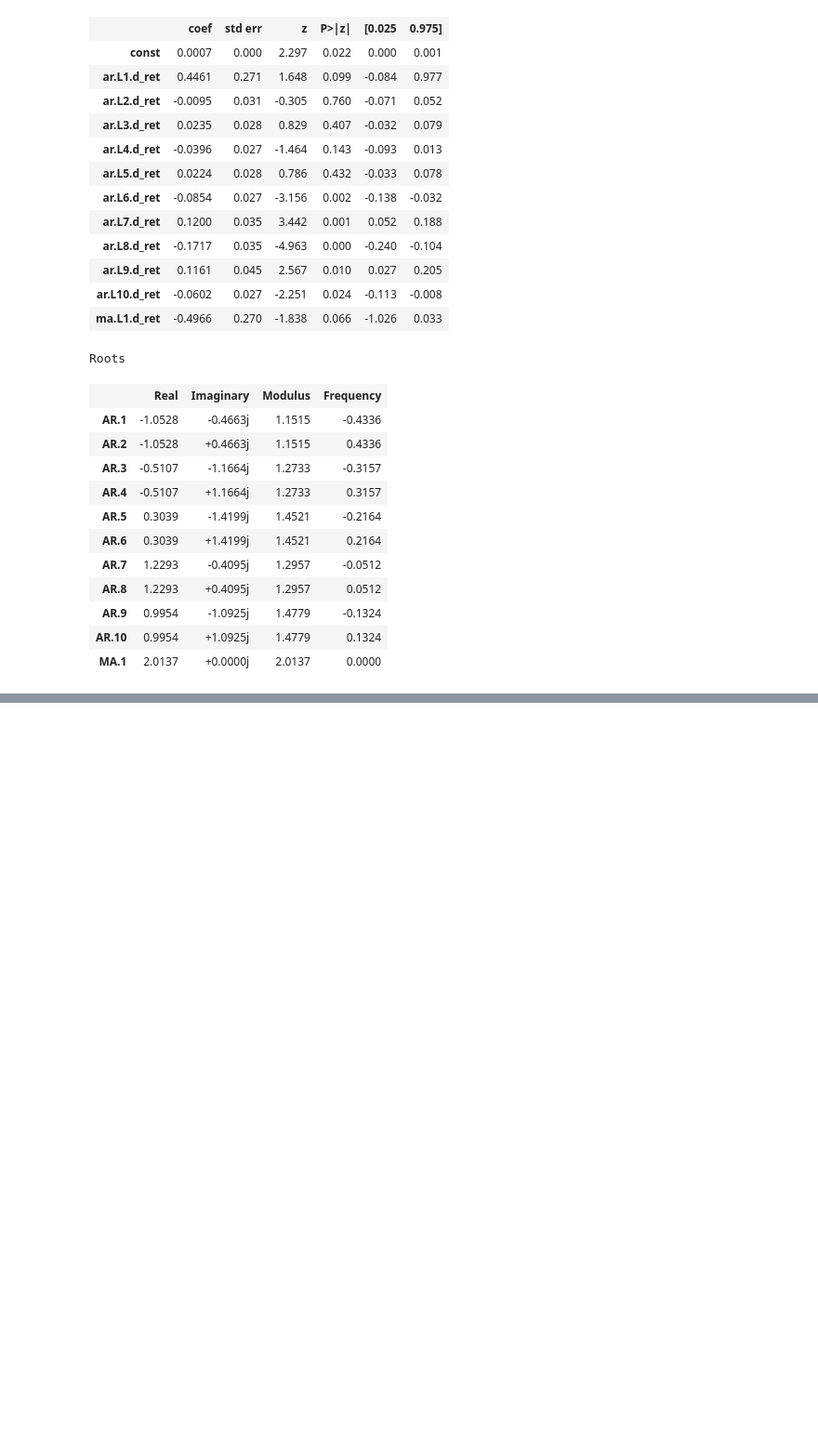
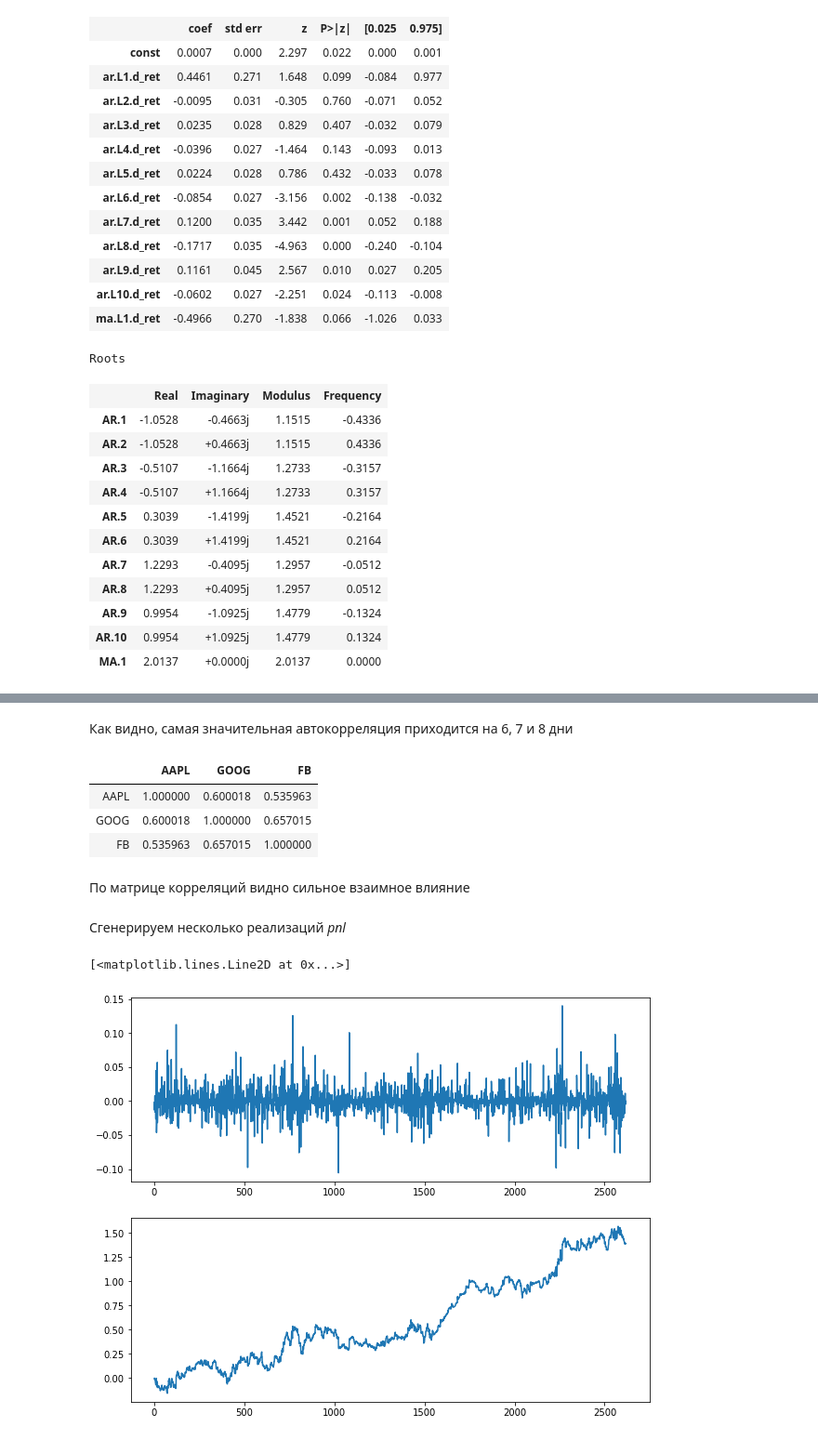
Before and after one commit to ISPlatonov/StockAnalisis_0, a Jupyter notebook: test_intro.ipynb, the cells around one changed output, grey strips where cells are left out. Shown at 93% size. Saved outputs shown, nothing was run; the diff lists cells and outputs as text; code cells hidden in the pictures; blank space fills up the shorter version.

```diff
--- a/test_intro.ipynb
+++ b/test_intro.ipynb
@@ -26,12 +26,15 @@ fbk.index = fbk.index[::-1]
 # %%
 apple['d_ret'] = apple['adjusted_close'].pct_change()
 apple = apple[1:]
+apple['d_ret'].index = apple['timestamp']
 
 google['d_ret'] = google['adjusted_close'].pct_change()
 google = google[1:]
+google['d_ret'].index = google['timestamp']
 
 fbk['d_ret'] = fbk['adjusted_close'].pct_change()
 fbk = fbk[1:]
+fbk['d_ret'].index = fbk['timestamp']
 # %%
 #графики dayly returns
 plot = plt.figure(figsize=(24,4))
@@ -399,0 +441,31 @@ Roots
+# %% [markdown]
+Как видно, самая значительная автокорреляция приходится на 6, 7 и 8 дни
+# %%
+ml = min(len(apple), len(google), len(fbk))
+d = apple['timestamp'][len(apple)-ml+1]
+
+pd.DataFrame({'AAPL': apple['d_ret'][d:], 'GOOG': google['d_ret'][d:], 'FB': fbk['d_ret'][d:]}).corr()
+# %% [output]
+|  | AAPL | GOOG | FB |
+| AAPL | 1.000000 | 0.600018 | 0.535963 |
+| GOOG | 0.600018 | 1.000000 | 0.657015 |
+| FB | 0.535963 | 0.657015 | 1.000000 |
+# %% [markdown]
+По матрице корреляций видно сильное взаимное влияние
+# %% [markdown]
+Сгенерируем несколько реализаций *pnl*
+# %%
+apple['f'] = np.random.normal(size=len(apple))
+apple['pnl'] = apple['f'] * apple['d_ret']
+apple['cumsum'] = np.cumsum(apple['pnl'])
+# %%
+fig = plt.figure(figsize=(10,8))
+
+pnl = fig.add_subplot(211)
+plt.plot(apple['pnl'])
+
+cumsum = fig.add_subplot(212)
+plt.plot(apple['cumsum'])
+# %% [output]
+[<matplotlib.lines.Line2D at 0x...>]
+[figure, added]
```
Also changed, not shown: parts of 7 cells of this notebook.
